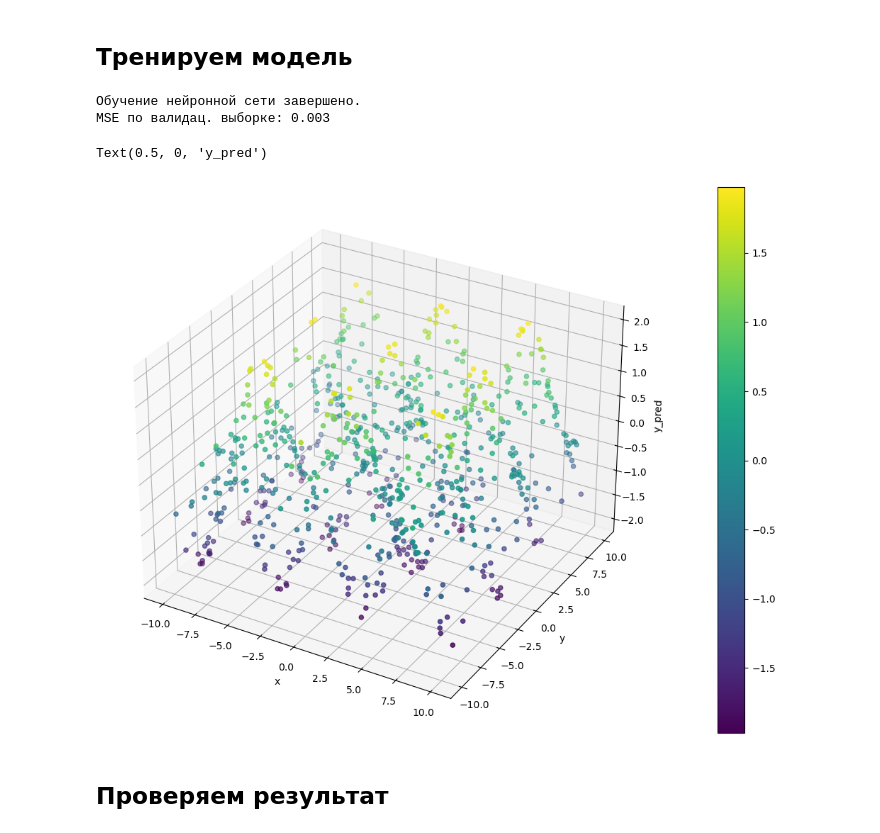
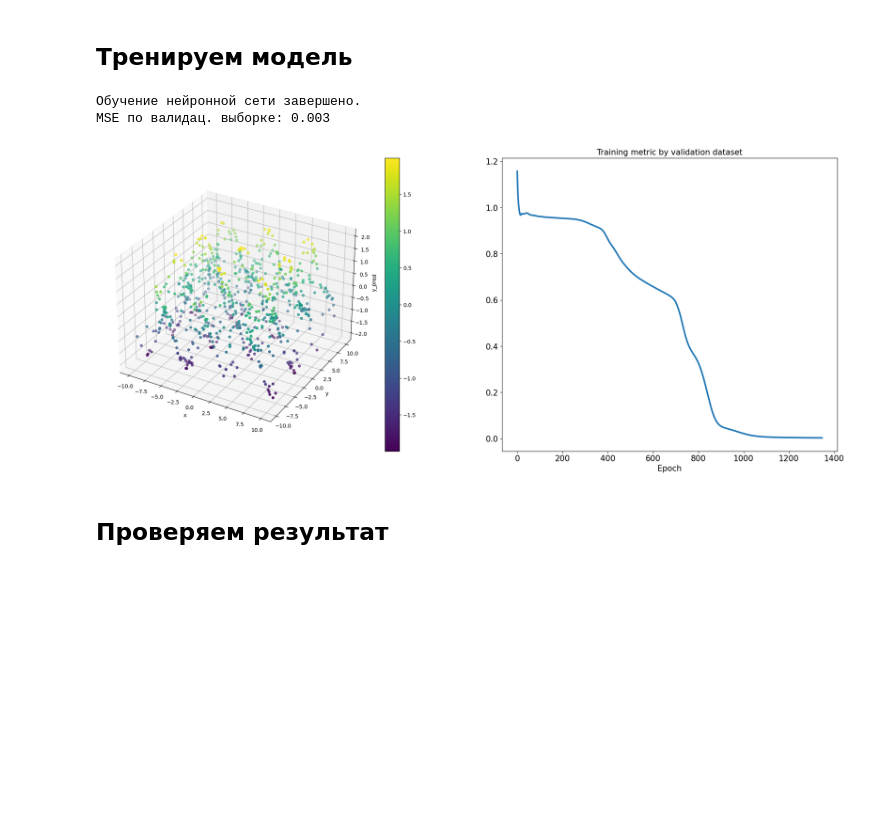
Before and after one commit to Charles-Wi/OtusML, a Jupyter notebook: HW5/PracticePyTorch.ipynb, the cells around one changed output. Saved outputs shown, nothing was run; the diff lists cells and outputs as text; code cells hidden in the pictures; blank space fills up the shorter version.

```diff
--- a/HW5/PracticePyTorch.ipynb
+++ b/HW5/PracticePyTorch.ipynb
@@ -13,6 +13,8 @@ from tqdm import tqdm
 import warnings
 warnings.filterwarnings("ignore")
 # %%
+DTYPE = torch.float32
+
 matplotlib.rcParams['figure.figsize'] = (25.0, 10.0)
 %matplotlib inline
 
@@ -36,7 +38,7 @@ def f(x, y):
     return torch.sin(y) + torch.cos(x) # * torch.exp(-torch.pow((2 * x + y), 2))
 
 def getRandVector(n):
-    v = torch.rand(n, dtype=torch.float16)
+    v = torch.rand(n, dtype=DTYPE)
     return v * 20.0 - 10.0
 # %% [markdown]
 ## Dataset
@@ -90,9 +108,9 @@ class RegressionModel(nn.Module):
     def __init__(self, hidden_size, post_size = 200):
         super(RegressionModel, self).__init__()
 
-        self.fc1 = nn.Linear(2, hidden_size)
+        self.fc1 = nn.Linear(2, hidden_size, dtype=DTYPE)
         self.act1 = torch.nn.Tanh()
-        self.fc2 = nn.Linear(hidden_size, 1)
+        self.fc2 = nn.Linear(hidden_size, 1, dtype=DTYPE)
 
 
     def normalizeInput(self, x):
@@ -110,7 +128,8 @@ class RegressionModel(nn.Module):
     def getMetric(model, X_val, y_val):
         y_val_pred = model.forward(X_val)
 
-        mse = mean_squared_error(y_val_pred.detach().numpy(), y_val.detach().numpy())
+        mse = loss_MSE(y_val_pred, y_val).detach().numpy()
+        #mse = mean_squared_error(y_val_pred.detach().numpy(), y_val.detach().numpy())
         return mse
 
 
@@ -136,50 +155,64 @@ def isStop(mse_list, level=0.005, mseLevel=0.001, verbose_only=False):
             return True
 
     return False
+
+
+def loss_MSE(pred, target):
+    squares = torch.pow(pred - target, 2)
+    mse = squares.mean()
+    return mse
 # %% [markdown]
 ## Тренируем модель
 # %%
 num_epochs = 3000 # Число эпох
-stopLevel = 0.002 # Критерий остановки обучения
-mseLevel = 0.001 # Требуемый уровень ошибки MSE
+stopLevel = 0.003 # Критерий остановки обучения
+mseLevel = 0.005 # Требуемый уровень ошибки MSE
 
 model = RegressionModel(15)
-criterion = nn.MSELoss()
+criterion = loss_MSE #nn.MSELoss()
 optimizer = optim.Adam(model.parameters(), lr=0.01) # lr=0.01
 
 mse_list = []
 for epoch_index in tqdm(range(num_epochs)):
     optimizer.zero_grad()
     y_pred = model.forward(X_train)
     loss = criterion(y_pred, y_train)
     loss.backward()
     optimizer.step()
 
     mse_list.append(model.getMetric(X_val, y_val))
 
     #if epoch_index % 300 == 0:
     #isStop(mse_list, level=stopLevel, verbose_only=True)
 
     if isStop(mse_list, level=stopLevel, mseLevel = mseLevel):
         break
 
 print('Обучение нейронной сети завершено.')
 print("MSE по валидац. выборке: {:.3f}".format(model.getMetric(X_val, y_val)))
 
+#print(mse_list)
+
+fig = plt.figure()
+ax = fig.add_subplot(122)
+ax.plot(mse_list, lw=3)
+ax.set_title("Training metric by validation dataset", size=15)
+ax.set_xlabel('Epoch', size=15)
+ax.tick_params(axis='both', which='major', labelsize=15)
+
 y_pred = model.forward(X_val)
 
-fig = plt.figure()
-ax = fig.add_subplot(111, projection='3d')
+ax = fig.add_subplot(121, projection='3d')
 dia = ax.scatter(X_val[:, 0].numpy(), X_val[:, 1].numpy(), y_pred.detach().numpy(), c=y_pred.detach().numpy(), cmap="viridis")
 fig.colorbar(dia)
 ax.set_xlabel('x')
 ax.set_ylabel('y')
 ax.set_zlabel('y_pred')
+plt.show()
 # %% [output]
 Обучение нейронной сети завершено.
 MSE по валидац. выборке: 0.003
-Text(0.5, 0, 'y_pred')
-[figure, old version]
+[figure, new version]
 # %% [markdown]
 ## Проверяем результат
 # %%
```
Also changed, not shown: parts of 4 cells of this notebook.
